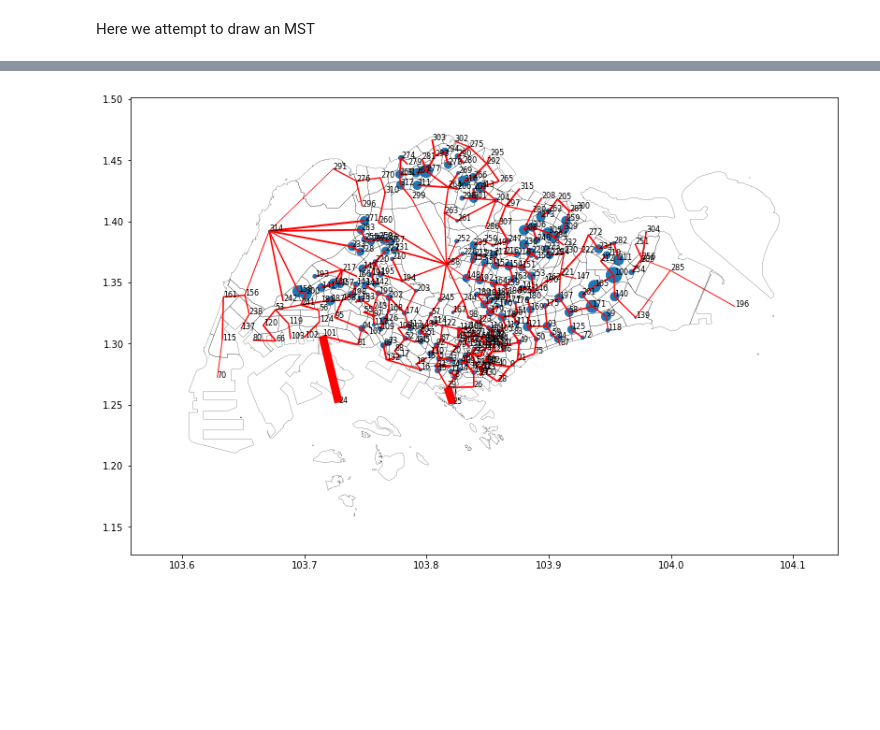
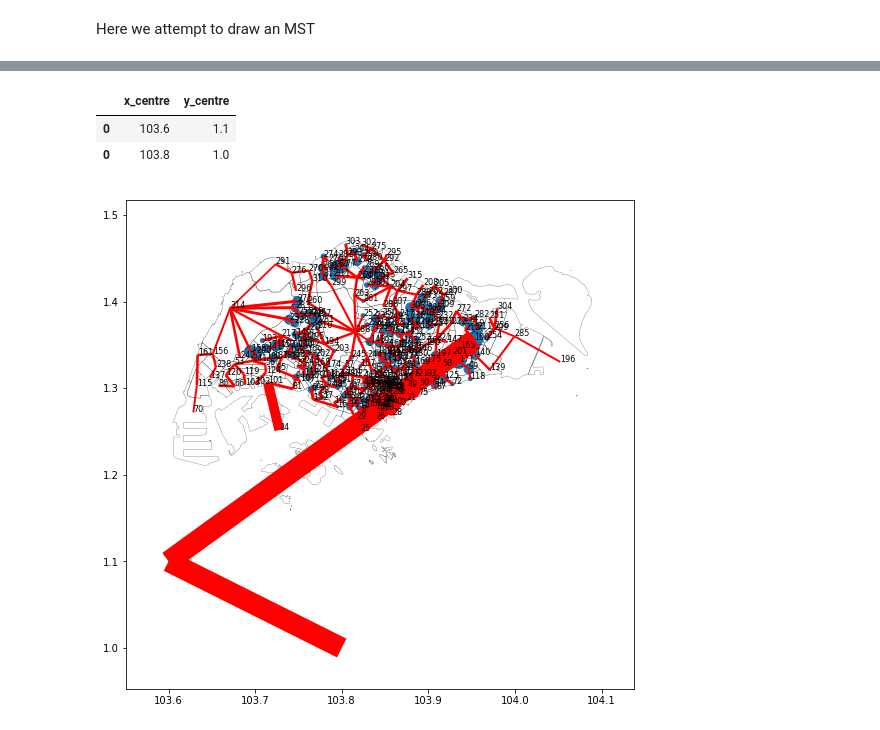
Before and after one commit to tonghuikang/draw-sgp-electoral-boundaries, a Jupyter notebook: modelling/mst.ipynb, the cells around one changed output, grey strips where cells are left out. Drawn from its saved outputs; the diff is of its cells as text; code cells hidden in the pictures; blank space fills up the shorter version.

```diff
--- a/modelling/mst.ipynb
+++ b/modelling/mst.ipynb
@@ -112,8 +95,15 @@ class Graph:
+# %%
+num_cstcs = 1
 # %%
-g = Graph(df.shape[0])
+g = Graph(df.shape[0]+num_cstcs+1)
 
 for index, row in df.iterrows():
     for adj,mass in zip(row["adjacent"], row["shared_param"]):
         g.addEdge(index, adj, 1/mass)
 
+for index, row in df.iterrows():
+    for id_cstc in range(num_cstcs):
+        g.addEdge(index, id_cstc+df.shape[0], 10000+1000/np.sqrt((1+row["TOTAL"])))
+        g.addEdge(df.shape[0] + num_cstcs, id_cstc+df.shape[0], -9999)
+
 result = g.KruskalMST()
@@ -120,36 +123,48 @@ result = g.KruskalMST()
+# %%
+new_df = pd.DataFrame(zip(*[np.linspace(103.6,104,num_cstcs),
+                            [1.1]*10]),
+                      columns=["x_centre", "y_centre"])
+new_df = new_df.append(pd.DataFrame([[103.8,1.0]], columns=["x_centre", "y_centre"]))
+new_df
+# %% [output]
+|  | x_centre | y_centre |
+| 0 | 103.6 | 1.1 |
+| 0 | 103.8 | 1.0 |
+# %%
+df_extended = df.append(new_df, sort=False).reset_index()
+# df_extended
 # %%
-%%time
 fig, ax = plt.subplots(figsize=(14,9))
 
 # plot population mass
 plt.scatter(df["x_centre"], df["y_centre"], df["TOTAL"]/500)
 for i,(x,y) in enumerate(zip(df["x_centre"], df["y_centre"])):
     plt.text(x,y,i,fontsize=8)
 lines = []
 
 # plot subzone boundaries
 for i,rings in enumerate(df["boundary"]):
     for b in rings:
         n = len(b)
         for e,_ in enumerate(b):
             lines.append([[b[e%n][0], b[e%n][1]], [b[(e+1)%n][0], b[(e+1)%n][1]]])
 lc = mc.LineCollection(lines, colors="black", linewidths=0.2)
 ax.add_collection(lc)
 
 # plot connecting subzones
 lines_adj = []
 linewidths = []
 # for i,(adjacent,shared_param) in enumerate(zip(df["adjacent"], df["shared_param"])):
 for i,adj,par in result:
-    lines_adj.append([[df["x_centre"][i], df["y_centre"][i]],
-                      [df["x_centre"][adj], df["y_centre"][adj]]])
-    linewidths.append(np.sqrt(par)/5)
+    lines_adj.append([[df_extended["x_centre"][i], df_extended["y_centre"][i]],
+                      [df_extended["x_centre"][adj], df_extended["y_centre"][adj]]])
+    linewidths.append(1+np.sqrt(np.abs(par))/5)
 lc_adj = mc.LineCollection(lines_adj, colors="red", linewidths=linewidths)
 ax.add_collection(lc_adj)
 
 ax.autoscale()
 ax.set_aspect(1)
 ax.margins(0.1)
 plt.show()
 # %% [output]
-[figure, old version]
+[figure, new version]
```
Also changed, not shown: parts of 6 cells of this notebook, 1 other file.
